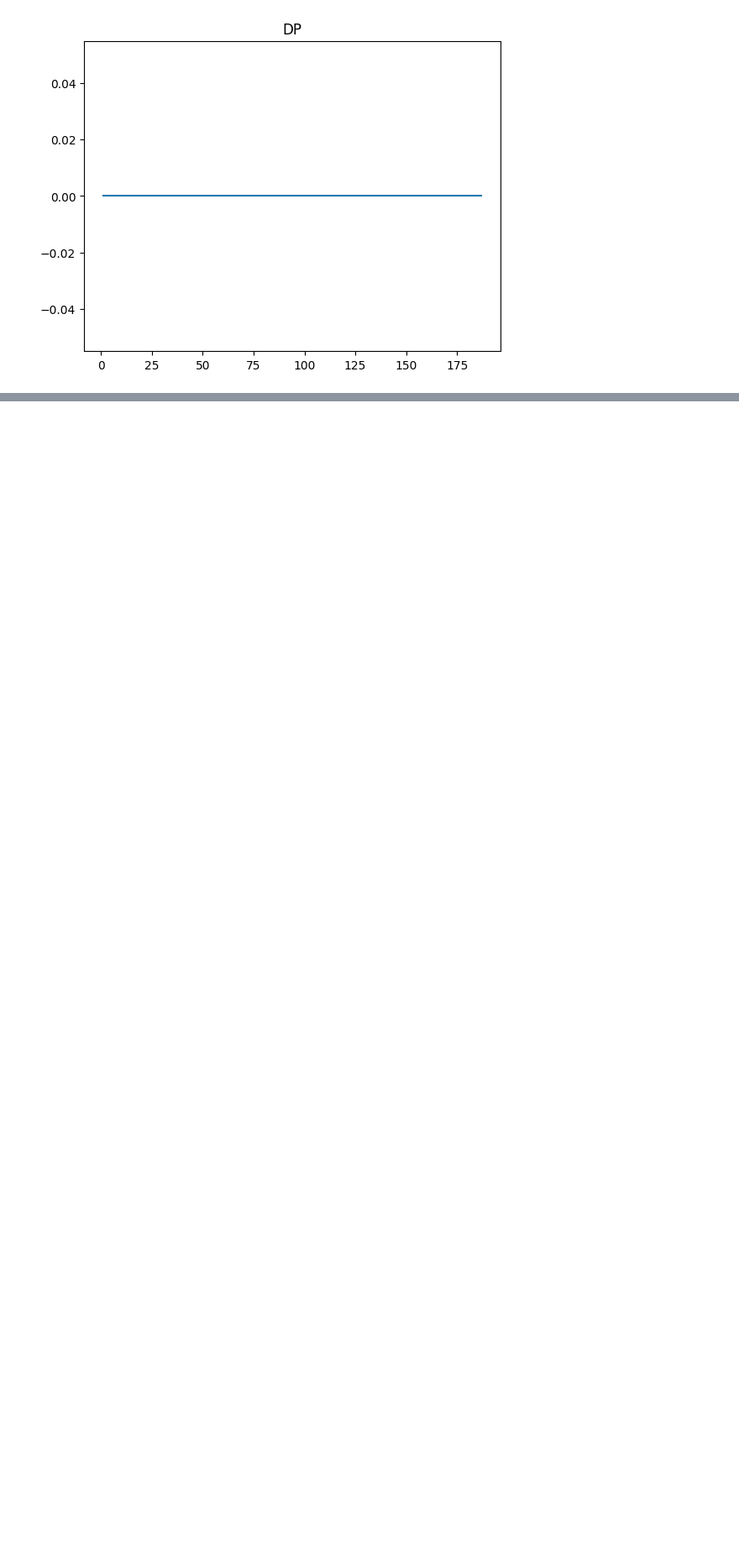
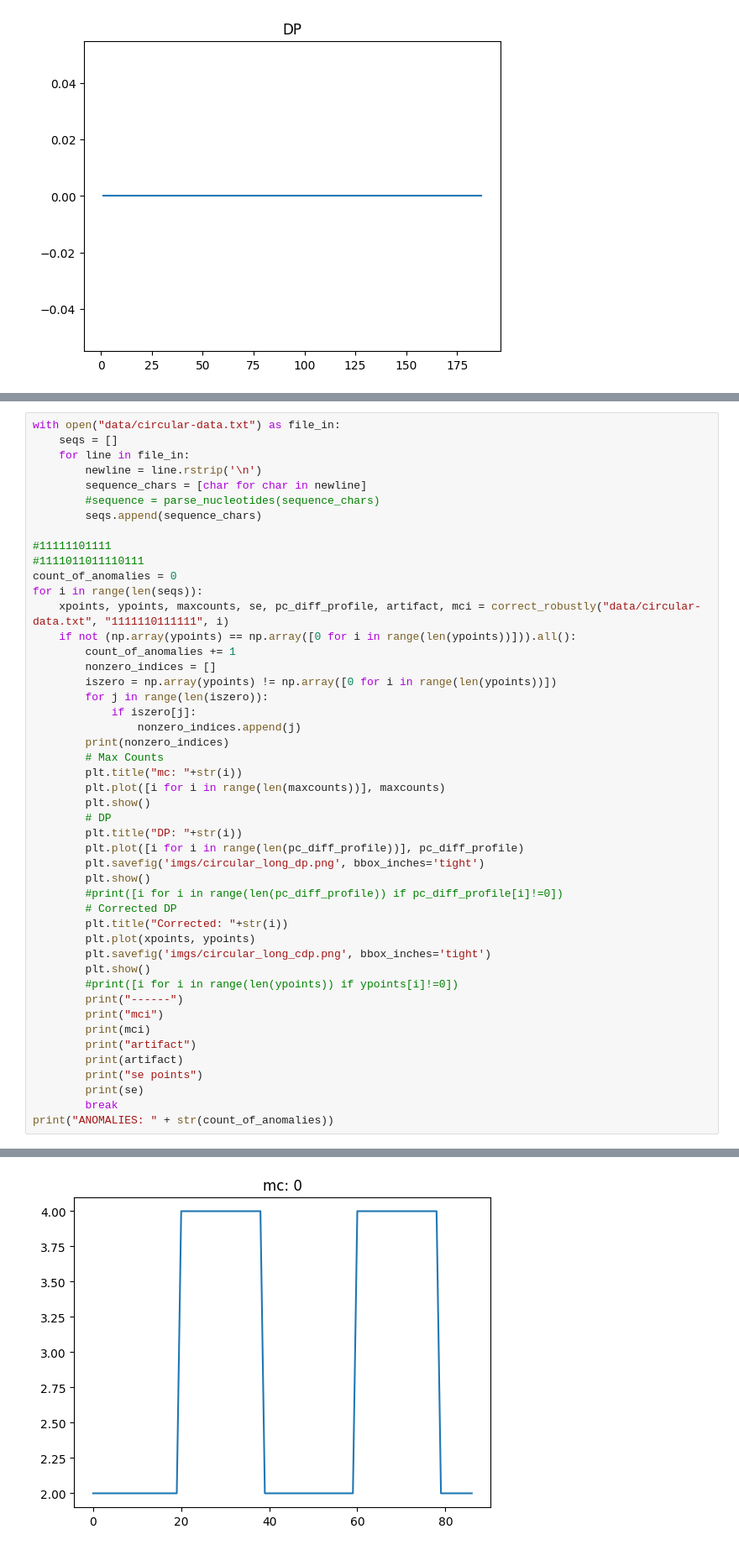
Before and after one commit to davidsmts/Overlapss, a Jupyter notebook: ExtendedCoCo.ipynb, the cells around one changed output, grey strips where cells are left out. Shown at 84% size. Saved outputs shown, nothing was run; the diff lists cells and outputs as text; blank space fills up the shorter version.

```diff
--- a/ExtendedCoCo.ipynb
+++ b/ExtendedCoCo.ipynb
@@ -164,0 +254,48 @@ plt.show()
+# %%
+with open("data/circular-data.txt") as file_in:
+    seqs = []
+    for line in file_in:
+        newline = line.rstrip('\n')
+        sequence_chars = [char for char in newline]
+        #sequence = parse_nucleotides(sequence_chars)
+        seqs.append(sequence_chars)
+
+#11111101111
+#1111011011110111
+count_of_anomalies = 0
+for i in range(len(seqs)):
+    xpoints, ypoints, maxcounts, se, pc_diff_profile, artifact, mci = correct_robustly("data/circular-data.txt", "1111110111111", i)
+    if not (np.array(ypoints) == np.array([0 for i in range(len(ypoints))])).all():
+        count_of_anomalies += 1
+        nonzero_indices = []
+        iszero = np.array(ypoints) != np.array([0 for i in range(len(ypoints))])
+        for j in range(len(iszero)):
+            if iszero[j]:
+                nonzero_indices.append(j)
+        print(nonzero_indices)
+        # Max Counts
+        plt.title("mc: "+str(i))
+        plt.plot([i for i in range(len(maxcounts))], maxcounts)
+        plt.show()
+        # DP
+        plt.title("DP: "+str(i))
+        plt.plot([i for i in range(len(pc_diff_profile))], pc_diff_profile)
+        plt.savefig('imgs/circular_long_dp.png', bbox_inches='tight')
+        plt.show()
+        #print([i for i in range(len(pc_diff_profile)) if pc_diff_profile[i]!=0])
+        # Corrected DP
+        plt.title("Corrected: "+str(i))
+        plt.plot(xpoints, ypoints)
+        plt.savefig('imgs/circular_long_cdp.png', bbox_inches='tight')
+        plt.show()
+        #print([i for i in range(len(ypoints)) if ypoints[i]!=0])
+        print("------")
+        print("mci")
+        print(mci)
+        print("artifact")
+        print(artifact)
+        print("se points")
+        print(se)
+        break
+print("ANOMALIES: " + str(count_of_anomalies))
+# %% [output]
@@ -164,0 +303 @@ plt.show()
+[figure, added]
```
Also changed, not shown: parts of 10 cells of this notebook, 13 other files.
